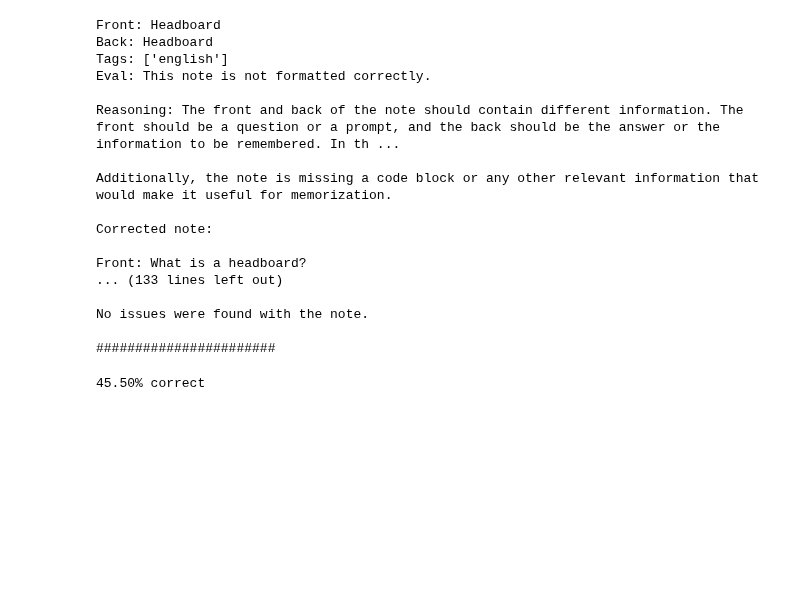
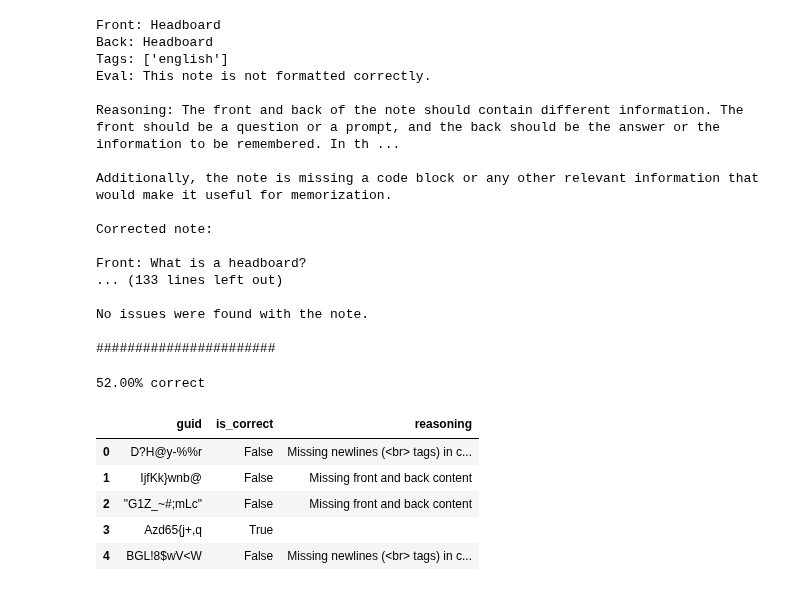
Before and after one commit to IamGianluca/anki-ai, a Jupyter notebook: nbs/llm_as_a_judge.ipynb, the cells around one changed output. Drawn from its saved outputs; the diff is of its cells as text; code cells hidden in the pictures; blank space fills up the shorter version.

```diff
--- a/nbs/llm_as_a_judge.ipynb
+++ b/nbs/llm_as_a_judge.ipynb
@@ -214,13 +218,28 @@ def review_note(note: Note, chat: ChatCompletionService, verbose=False) -> Note:
 chat = get_chat_completion()
 correct_cnt = 0
 
-n = 1_000
+n = 200
+results = []
 for note in tqdm(deck[:n]):
     result = review_note(note, chat)
+    results.append(result)
 
     if result.is_correct:
         correct_cnt += 1
 
 print(f"{correct_cnt/n:.2%} correct")
 # %% [output]
-45.50% correct
+52.00% correct
+# %%
+import pandas as pd
+
+dict_data = [item.dict() for item in results]
+df_scores = pd.DataFrame(dict_data)
+df_scores.head()
+# %% [output]
+|  | guid | is_correct | reasoning |
+| 0 | D?H@y-%%r | False | Missing newlines (<br> tags) in c... |
+| 1 | IjfKk}wnb@ | False | Missing front and back content |
+| 2 | "G1Z_~#;mLc" | False | Missing front and back content |
+| 3 | Azd65{j+,q | True |  |
+| 4 | BGL!8$wV<W | False | Missing newlines (<br> tags) in c... |
```
Also changed, not shown: parts of 6 cells of this notebook.
